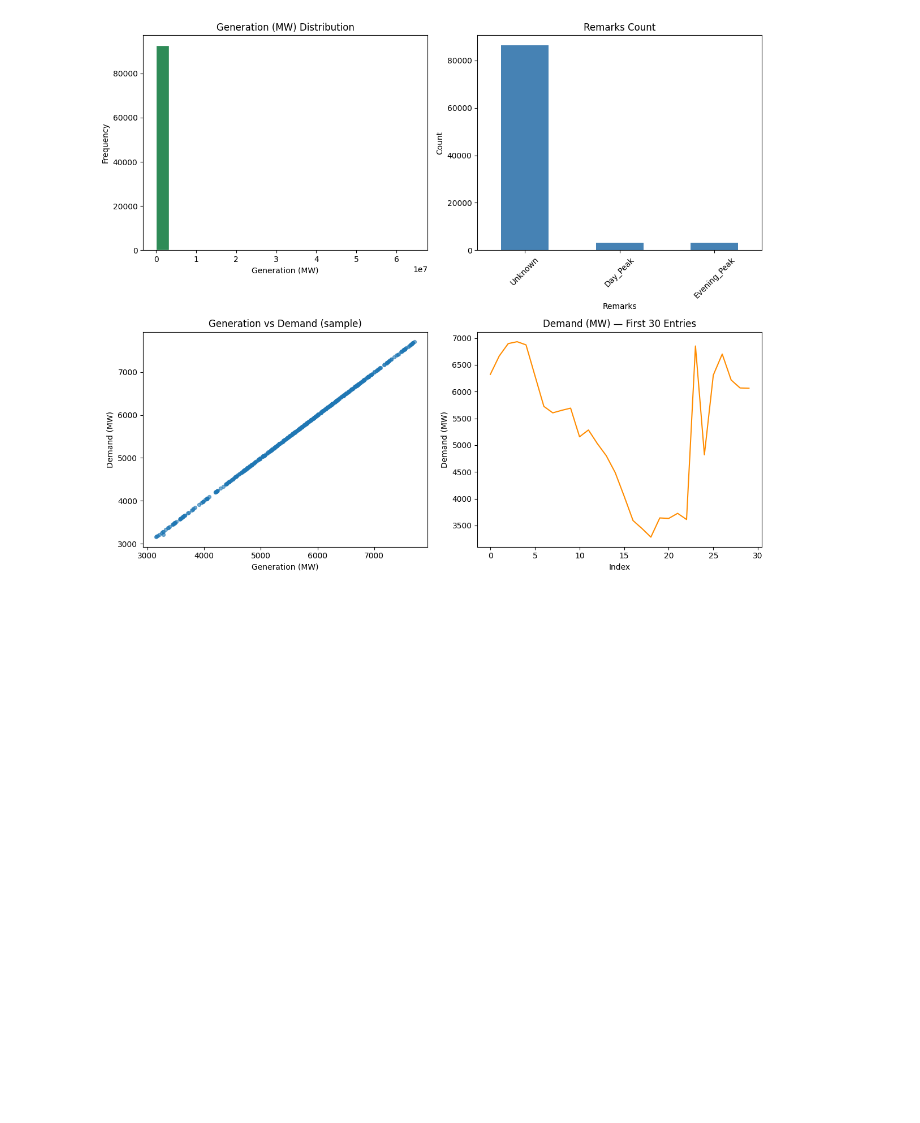
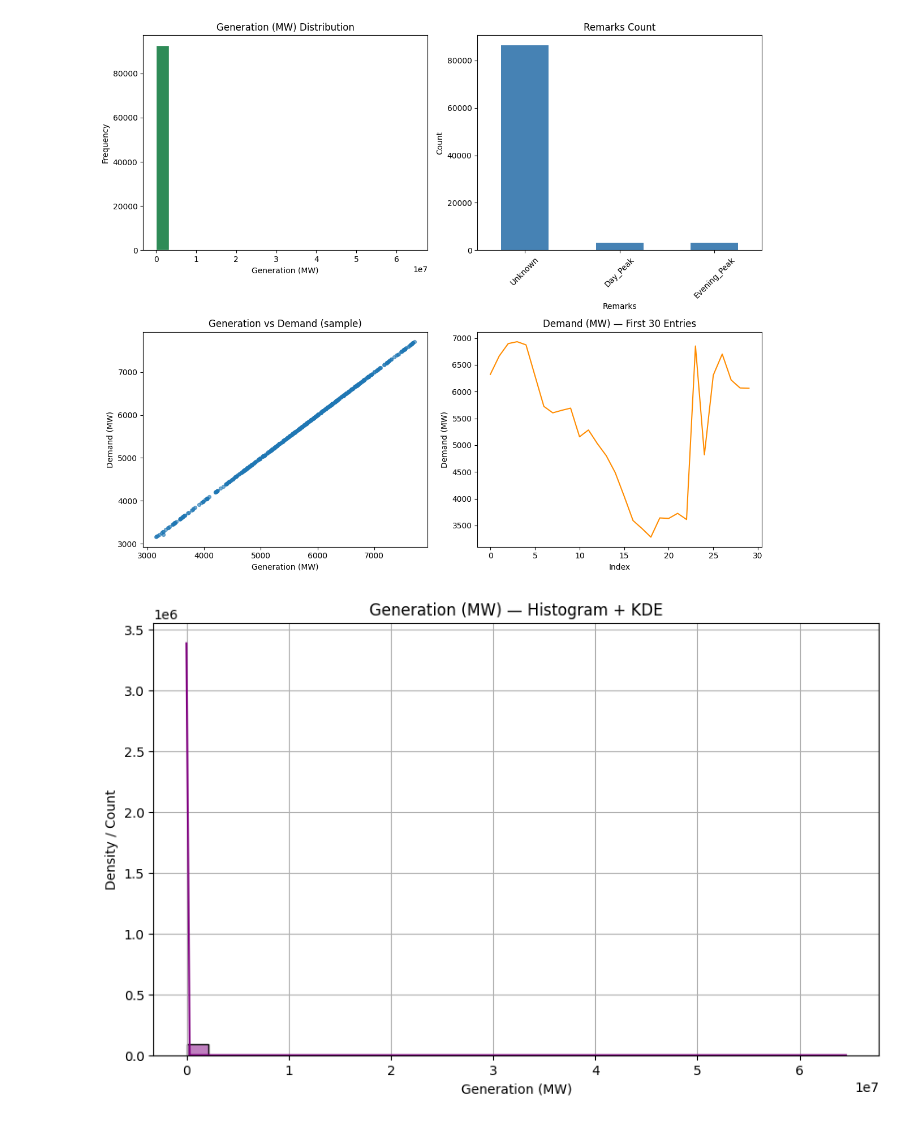
Before and after one commit to sabbirpuspo/LearningforMe, a Jupyter notebook: PGCB_BD.ipynb, the cells around one changed output. Cells and saved outputs as stored; diff of their text form; code cells hidden in the pictures; blank space fills up the shorter version.

```diff
--- a/PGCB_BD.ipynb
+++ b/PGCB_BD.ipynb
@@ -348,3 +348,13 @@ plt.tight_layout()
 plt.show()
 # %% [output]
 [figure]
+# %%
+fig, ax = plt.subplots(figsize=(10, 6))
+sns.histplot(df['generation_mw'], bins=30, kde=True, ax=ax, color='purple')
+ax.set_title('Generation (MW) — Histogram + KDE')
+ax.set_xlabel('Generation (MW)')
+ax.set_ylabel('Density / Count')
+plt.grid(True)
+plt.show()
+# %% [output]
+[figure, added]
```
